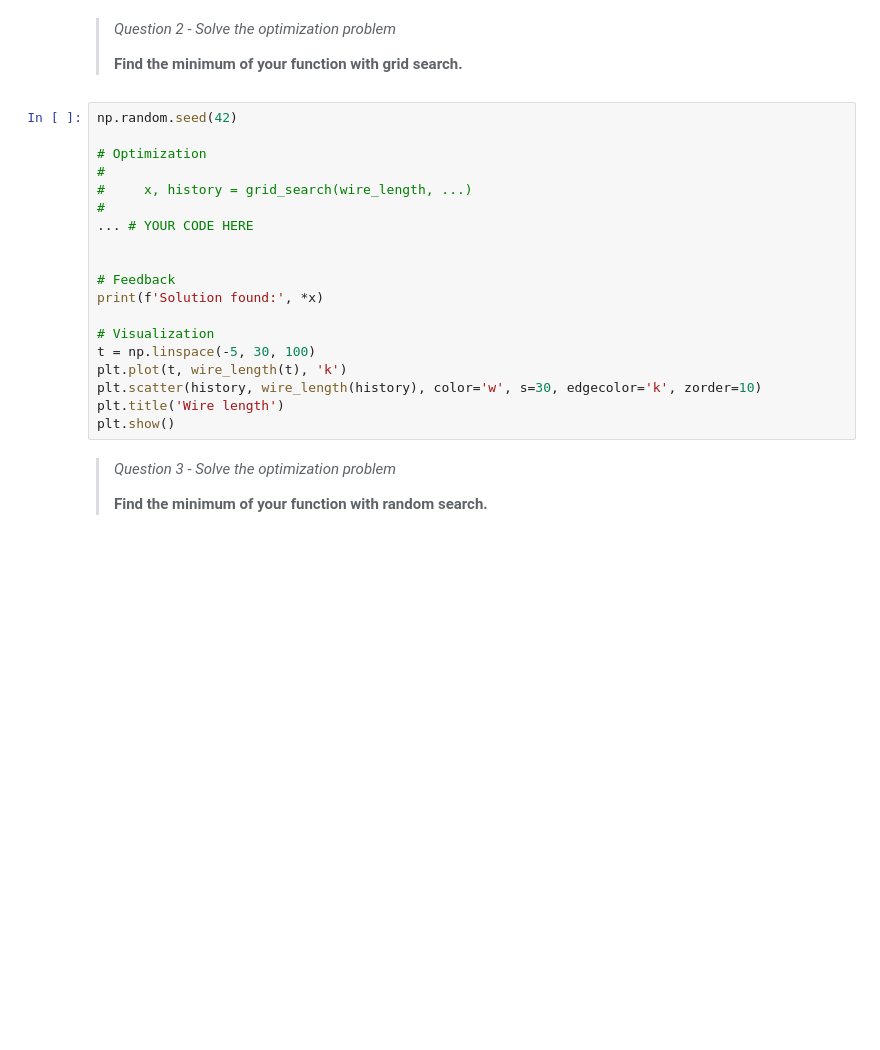
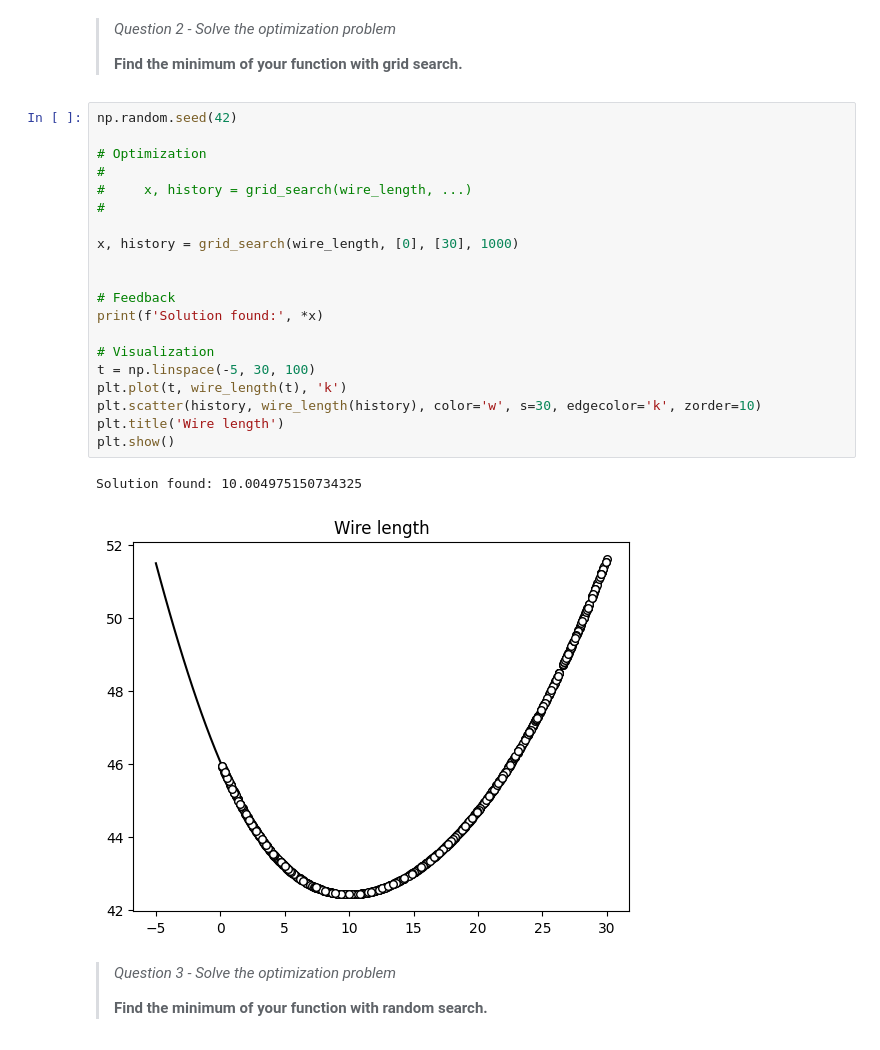
Before and after one commit to Augustin-Br/IGI-3013, a Jupyter notebook: TD2/lab02/lab02.ipynb, the cells around one changed output. Saved outputs shown, nothing was run; the diff lists cells and outputs as text; blank space fills up the shorter version.

```diff
--- a/TD2/lab02/lab02.ipynb
+++ b/TD2/lab02/lab02.ipynb
@@ -952,22 +952,26 @@ assert_almost_equal(wire_length(30), 51.622776601683796)
 # %%
 np.random.seed(42)
 
 # Optimization
 #
 #     x, history = grid_search(wire_length, ...)
 #
-... # YOUR CODE HERE
+
+x, history = grid_search(wire_length, [0], [30], 1000)
 
 
 # Feedback
 print(f'Solution found:', *x)
 
 # Visualization
 t = np.linspace(-5, 30, 100)
 plt.plot(t, wire_length(t), 'k')
 plt.scatter(history, wire_length(history), color='w', s=30, edgecolor='k', zorder=10)
 plt.title('Wire length')
 plt.show()
+# %% [output]
+Solution found: 10.004975150734325
+[figure, added]
 # %% [markdown]
 > *Question 3 - Solve the optimization problem*
 >
```
Also changed, not shown: parts of 2 cells of this notebook.
